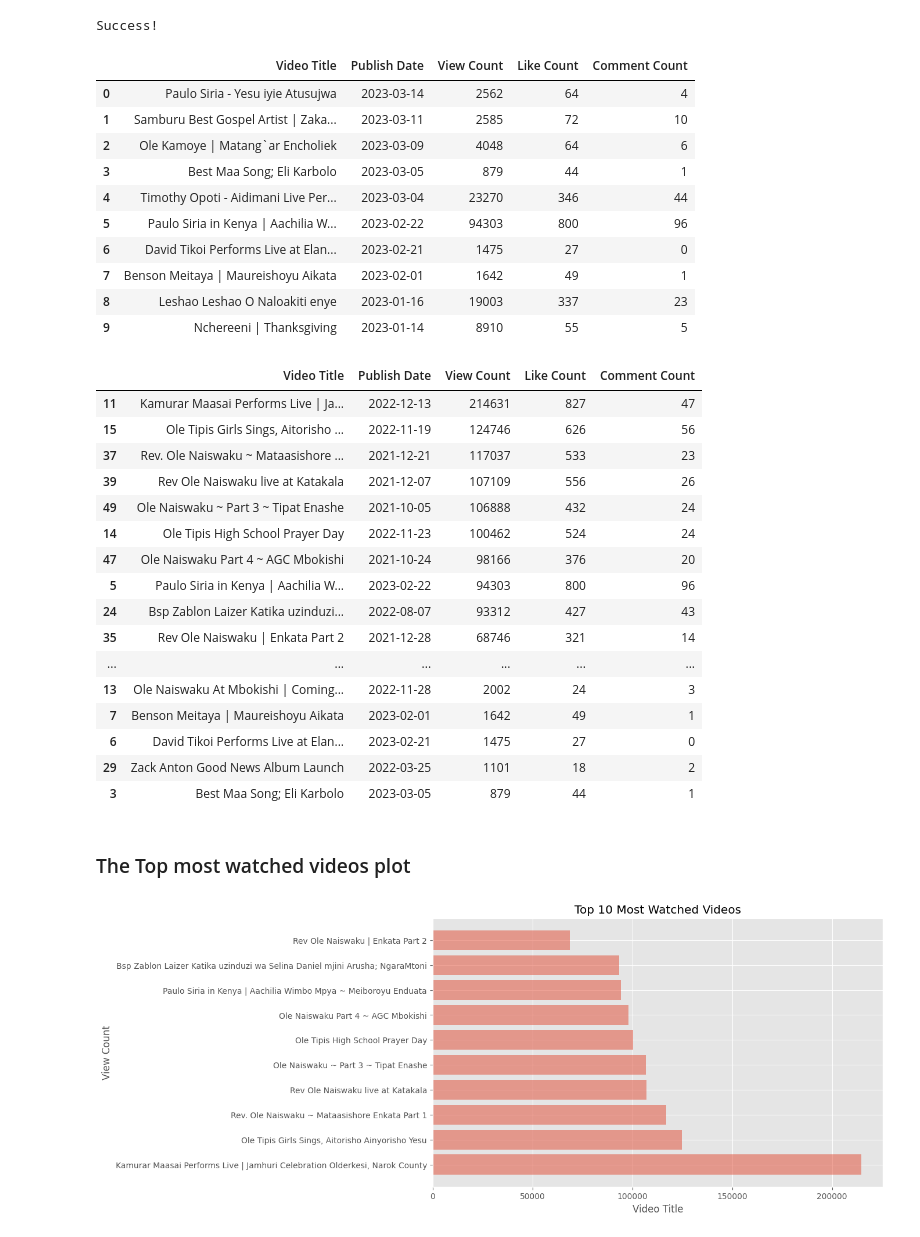
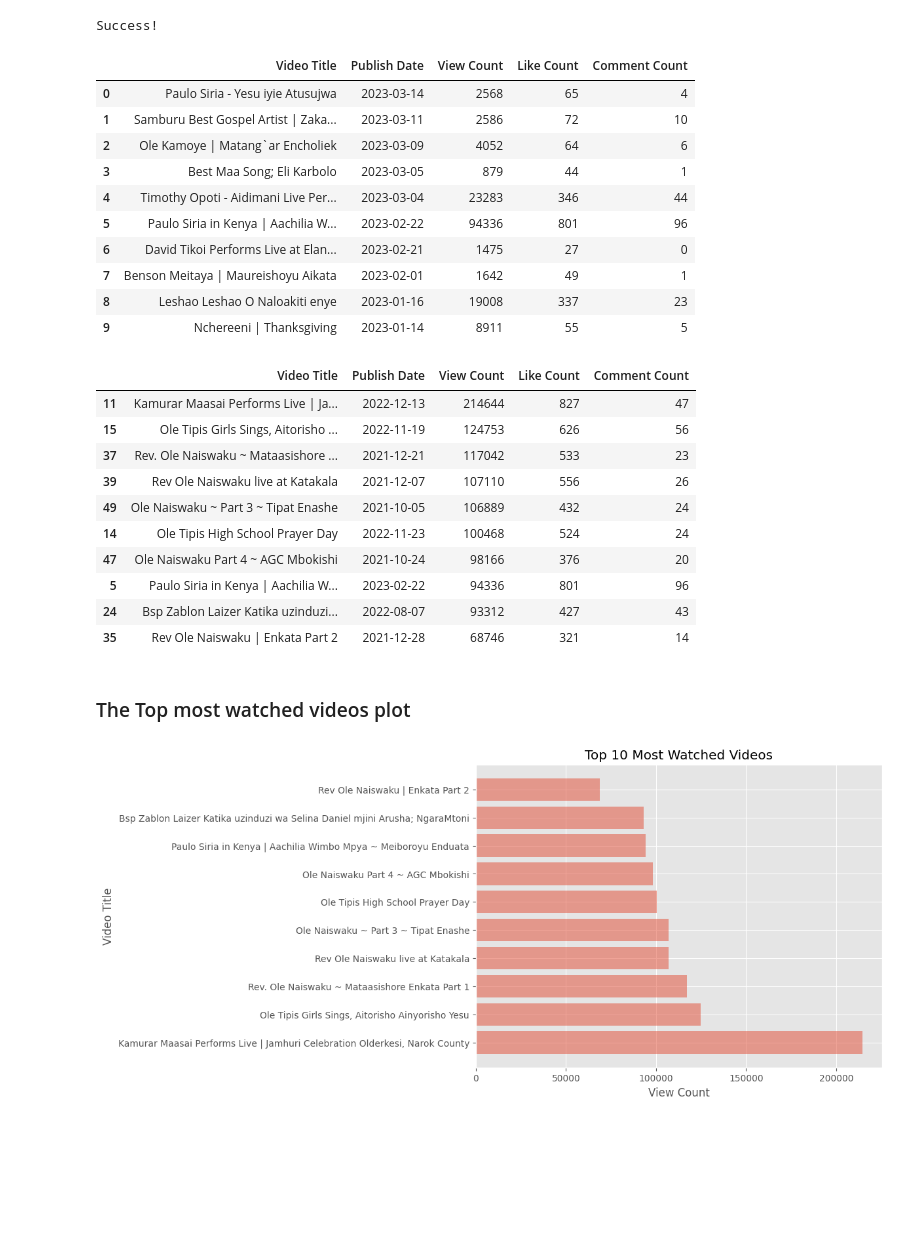
Before and after one commit to D-EKALE/YOUTUBE-API-project, a Jupyter notebook: Youtube_API.ipynb, the cells around one changed output. Drawn from its saved outputs; the diff is of its cells as text; code cells hidden in the pictures; blank space fills up the shorter version.

```diff
--- a/Youtube_API.ipynb
+++ b/Youtube_API.ipynb
@@ -15,6 +15,7 @@ channel_id = keys.channel_id
 
 pageToken = ''
 url = 'https://www.googleapis.com/youtube/v3/search?key='+api_key+'&channelId='+channel_id+'&part=snippet,id&order=date&maxResults=1000'+pageToken
-response = requests.get(url).json()
+client_server = requests.get(url)
+response = client_server.json()
 # %%
 # check if the client server response was a success
@@ -53,59 +54,53 @@ df.drop('Video ID', axis = 1, inplace=True)
 df.head(10)
 # %% [output]
 |  | Video Title | Publish Date | View Count | Like Count | Comment Count |
-| 0 | Paulo Siria - Yesu iyie Atusujwa | 2023-03-14 | 2562 | 64 | 4 |
-| 1 | Samburu Best Gospel Artist | Zaka... | 2023-03-11 | 2585 | 72 | 10 |
-| 2 | Ole Kamoye | Matang`ar Encholiek | 2023-03-09 | 4048 | 64 | 6 |
+| 0 | Paulo Siria - Yesu iyie Atusujwa | 2023-03-14 | 2568 | 65 | 4 |
+| 1 | Samburu Best Gospel Artist | Zaka... | 2023-03-11 | 2586 | 72 | 10 |
+| 2 | Ole Kamoye | Matang`ar Encholiek | 2023-03-09 | 4052 | 64 | 6 |
 | 3 | Best Maa Song; Eli Karbolo | 2023-03-05 | 879 | 44 | 1 |
-| 4 | Timothy Opoti - Aidimani Live Per... | 2023-03-04 | 23270 | 346 | 44 |
-| 5 | Paulo Siria in Kenya | Aachilia W... | 2023-02-22 | 94303 | 800 | 96 |
+| 4 | Timothy Opoti - Aidimani Live Per... | 2023-03-04 | 23283 | 346 | 44 |
+| 5 | Paulo Siria in Kenya | Aachilia W... | 2023-02-22 | 94336 | 801 | 96 |
 | 6 | David Tikoi Performs Live at Elan... | 2023-02-21 | 1475 | 27 | 0 |
 | 7 | Benson Meitaya | Maureishoyu Aikata | 2023-02-01 | 1642 | 49 | 1 |
-| 8 | Leshao Leshao O Naloakiti enye | 2023-01-16 | 19003 | 337 | 23 |
-| 9 | Nchereeni | Thanksgiving | 2023-01-14 | 8910 | 55 | 5 |
+| 8 | Leshao Leshao O Naloakiti enye | 2023-01-16 | 19008 | 337 | 23 |
+| 9 | Nchereeni | Thanksgiving | 2023-01-14 | 8911 | 55 | 5 |
 # %%
 # To be able to use the View Count column Convert it from string to int
 df['View Count'] = df['View Count'].astype(int)
-df.sort_values(by='View Count', ascending=False)
+df.sort_values(by='View Count', ascending=False).head(10)
 # %% [output]
 |  | Video Title | Publish Date | View Count | Like Count | Comment Count |
-| 11 | Kamurar Maasai Performs Live | Ja... | 2022-12-13 | 214631 | 827 | 47 |
-| 15 | Ole Tipis Girls Sings, Aitorisho ... | 2022-11-19 | 124746 | 626 | 56 |
-| 37 | Rev. Ole Naiswaku ~ Mataasishore ... | 2021-12-21 | 117037 | 533 | 23 |
-| 39 | Rev Ole Naiswaku live at Katakala | 2021-12-07 | 107109 | 556 | 26 |
-| 49 | Ole Naiswaku ~ Part 3 ~ Tipat Enashe | 2021-10-05 | 106888 | 432 | 24 |
-| 14 | Ole Tipis High School Prayer Day | 2022-11-23 | 100462 | 524 | 24 |
+| 11 | Kamurar Maasai Performs Live | Ja... | 2022-12-13 | 214644 | 827 | 47 |
+| 15 | Ole Tipis Girls Sings, Aitorisho ... | 2022-11-19 | 124753 | 626 | 56 |
+| 37 | Rev. Ole Naiswaku ~ Mataasishore ... | 2021-12-21 | 117042 | 533 | 23 |
+| 39 | Rev Ole Naiswaku live at Katakala | 2021-12-07 | 107110 | 556 | 26 |
+| 49 | Ole Naiswaku ~ Part 3 ~ Tipat Enashe | 2021-10-05 | 106889 | 432 | 24 |
+| 14 | Ole Tipis High School Prayer Day | 2022-11-23 | 100468 | 524 | 24 |
 | 47 | Ole Naiswaku Part 4 ~ AGC Mbokishi | 2021-10-24 | 98166 | 376 | 20 |
-| 5 | Paulo Siria in Kenya | Aachilia W... | 2023-02-22 | 94303 | 800 | 96 |
+| 5 | Paulo Siria in Kenya | Aachilia W... | 2023-02-22 | 94336 | 801 | 96 |
 | 24 | Bsp Zablon Laizer Katika uzinduzi... | 2022-08-07 | 93312 | 427 | 43 |
 | 35 | Rev Ole Naiswaku | Enkata Part 2 | 2021-12-28 | 68746 | 321 | 14 |
-| ... | ... | ... | ... | ... | ... |
-| 13 | Ole Naiswaku At Mbokishi | Coming... | 2022-11-28 | 2002 | 24 | 3 |
-| 7 | Benson Meitaya | Maureishoyu Aikata | 2023-02-01 | 1642 | 49 | 1 |
-| 6 | David Tikoi Performs Live at Elan... | 2023-02-21 | 1475 | 27 | 0 |
-| 29 | Zack Anton Good News Album Launch | 2022-03-25 | 1101 | 18 | 2 |
-| 3 | Best Maa Song; Eli Karbolo | 2023-03-05 | 879 | 44 | 1 |
 # %% [markdown]
 ### The Top most watched videos plot
 # %%
 import matplotlib.pyplot as plt
 # sort the dataframe by view count
 df_sorted = df.sort_values(by='View Count', ascending=False).head(10)
 
 # create a bar plot
 plt.style.use('ggplot')
-fig, ax = plt.subplots(figsize=(10,6))
+fig, ax = plt.subplots(figsize=(8,6))
 ax.barh(df_sorted['Video Title'], df_sorted['View Count'], alpha=0.5)
 
 # set plot title and axis labels
 plt.title('Top 10 Most Watched Videos')
-plt.xlabel('Video Title')
-plt.ylabel('View Count')
+plt.ylabel('Video Title')
+plt.xlabel('View Count')
 
 # display the plot
 plt.show()
 # %% [output]
-[figure, old version]
+[figure, new version]
 # %%
 ### Conclusion
 #Below and the Top 10 watched videos, date published, and their view count
```
Also changed, not shown: parts of 2 cells of this notebook.
